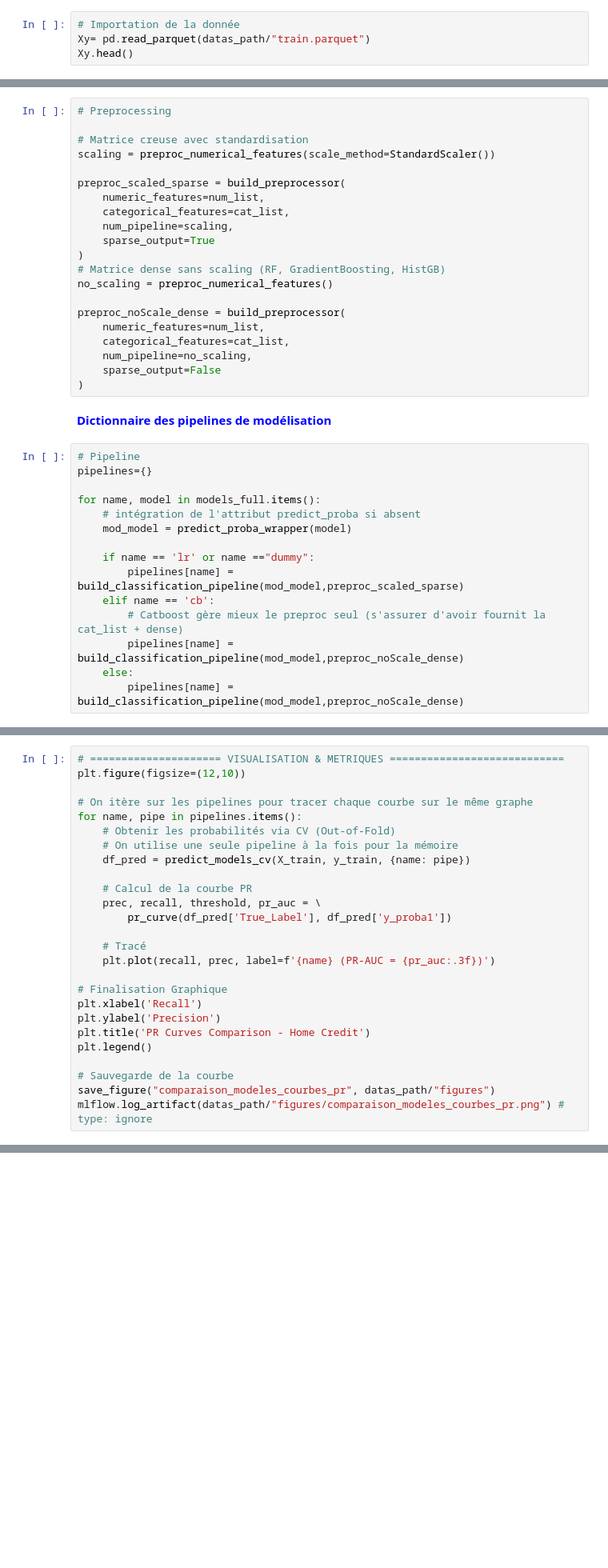
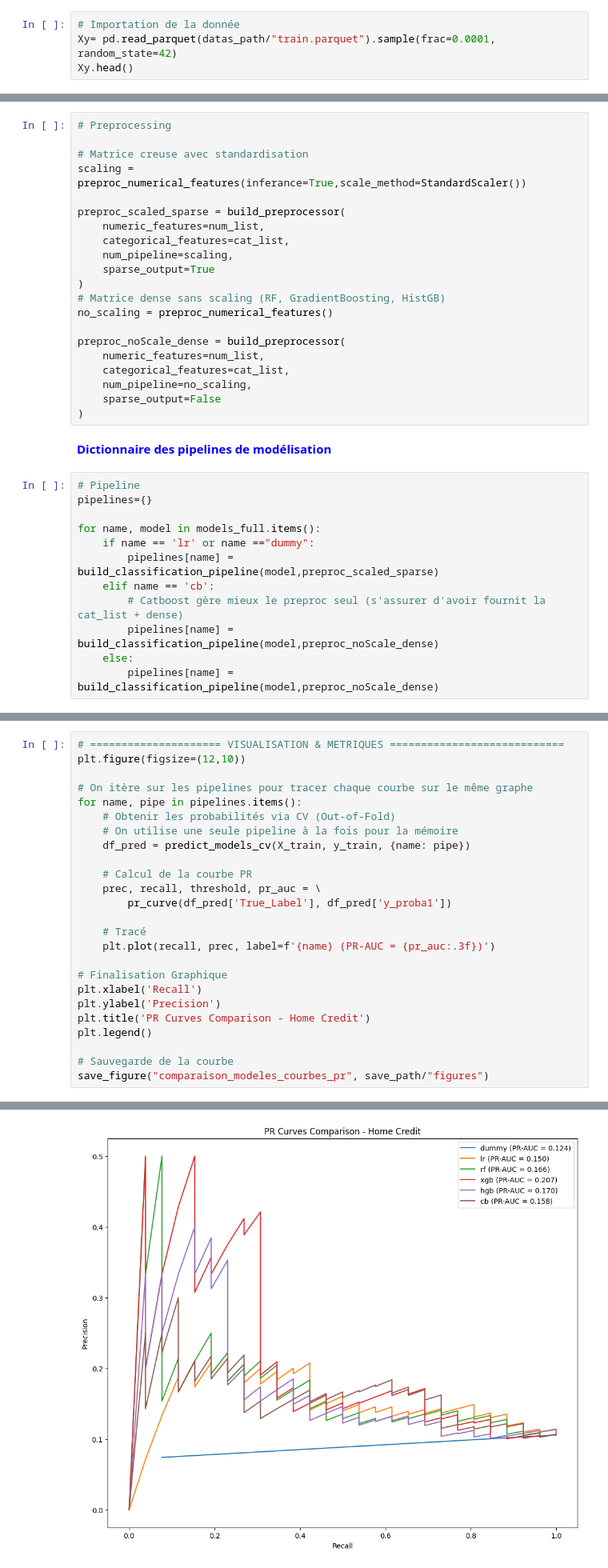
Before and after one commit to S-S-Zheng/Openclassrooms_P6, a Jupyter notebook: notebooks/P6_part3.ipynb, the cells around one changed output, grey strips where cells are left out. Shown at 80% size. Drawn from its saved outputs; the diff is of its cells as text; blank space fills up the shorter version.

```diff
--- a/notebooks/P6_part3.ipynb
+++ b/notebooks/P6_part3.ipynb
@@ -192,5 +165,5 @@ datas_path = (
 )
 # %%
 # Importation de la donnée
-Xy= pd.read_parquet(datas_path/"train.parquet")
+Xy= pd.read_parquet(datas_path/"train.parquet").sample(frac=0.0001, random_state=42)
 Xy.head()
@@ -272,7 +262,7 @@ scoring = {
 # Preprocessing
 
 # Matrice creuse avec standardisation
-scaling = preproc_numerical_features(scale_method=StandardScaler())
+scaling = preproc_numerical_features(inferance=True,scale_method=StandardScaler())
 
 preproc_scaled_sparse = build_preprocessor(
     numeric_features=num_list,
@@ -296,16 +286,13 @@ preproc_noScale_dense = build_preprocessor(
 pipelines={}
 
 for name, model in models_full.items():
-    # intégration de l'attribut predict_proba si absent
-    mod_model = predict_proba_wrapper(model)
-
     if name == 'lr' or name =="dummy":
-        pipelines[name] = build_classification_pipeline(mod_model,preproc_scaled_sparse)
+        pipelines[name] = build_classification_pipeline(model,preproc_scaled_sparse)
     elif name == 'cb':
         # Catboost gère mieux le preproc seul (s'assurer d'avoir fournit la cat_list + dense)
-        pipelines[name] = build_classification_pipeline(mod_model,preproc_noScale_dense)
+        pipelines[name] = build_classification_pipeline(model,preproc_noScale_dense)
     else:
-        pipelines[name] = build_classification_pipeline(mod_model,preproc_noScale_dense)
+        pipelines[name] = build_classification_pipeline(model,preproc_noScale_dense)
 # %% [markdown]
 Remarque:
 
@@ -381,5 +389,5 @@ plt.title('PR Curves Comparison - Home Credit')
 plt.legend()
 
 # Sauvegarde de la courbe
-save_figure("comparaison_modeles_courbes_pr", datas_path/"figures")
-mlflow.log_artifact(datas_path/"figures/comparaison_modeles_courbes_pr.png") # type: ignore
+save_figure("comparaison_modeles_courbes_pr", save_path/"figures")
+# %% [output]
@@ -385,0 +396 @@ mlflow.log_artifact(datas_path/"figures/comparaison_modeles_courbes_pr.png") # t
+[figure, added]
```
Also changed, not shown: parts of 15 cells of this notebook, 6 other files.
